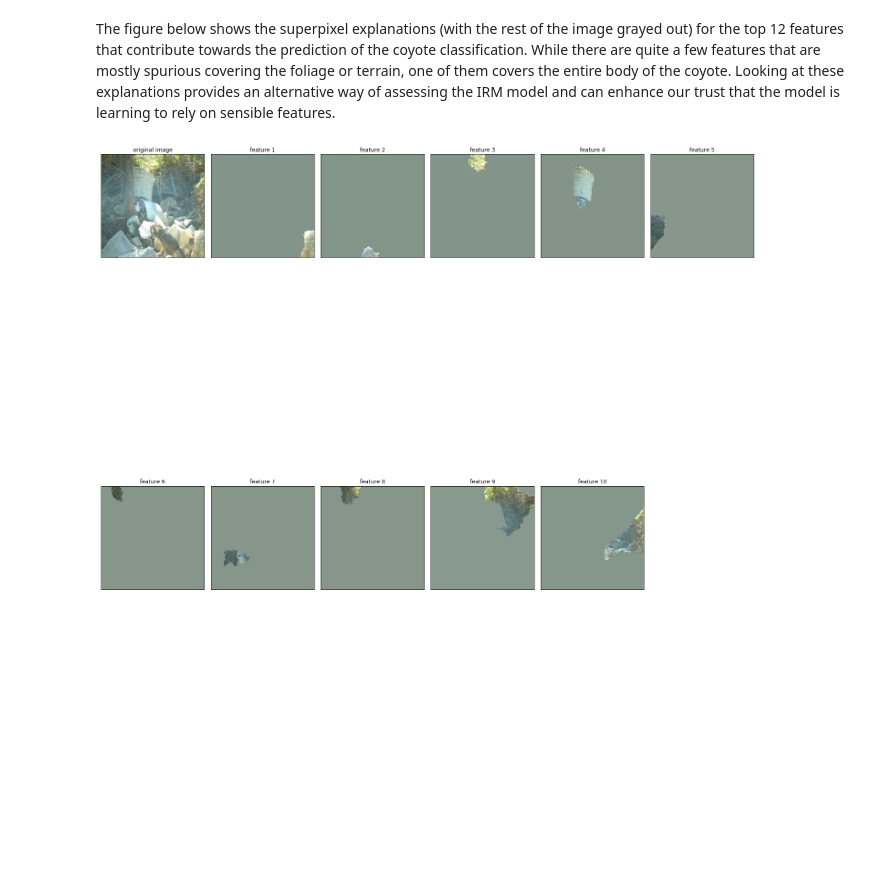
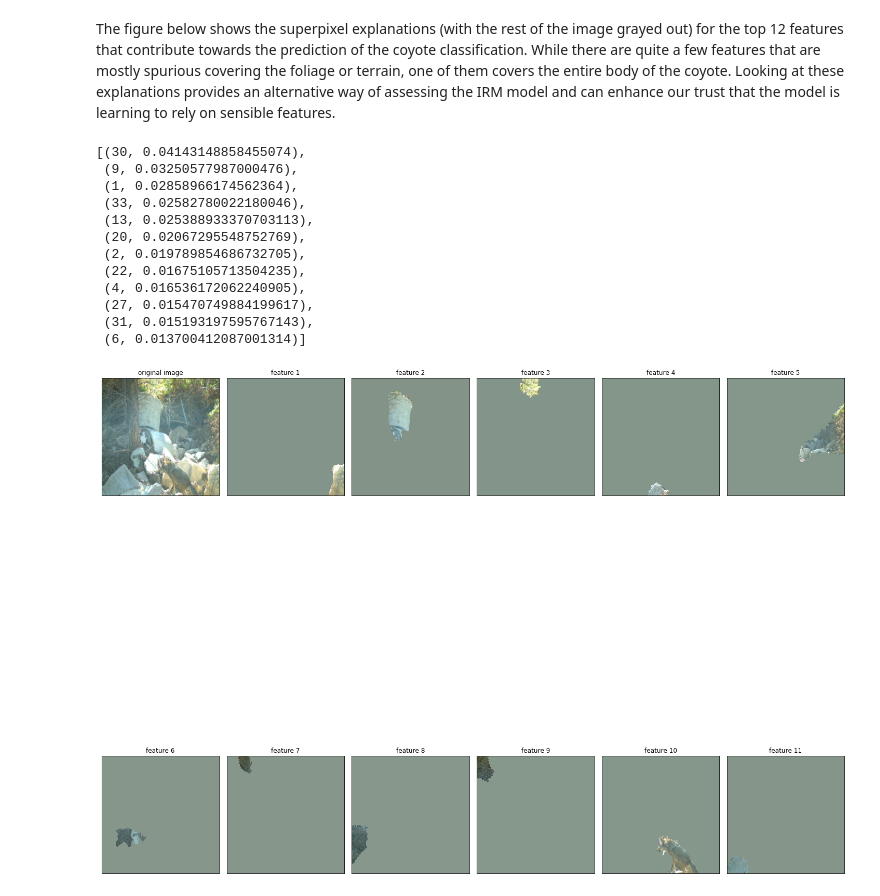
Before and after one commit to fastforwardlabs/causality-for-ml, a Jupyter notebook: model_explanation_irm.ipynb, the cells around one changed output. Cells and saved outputs as stored; diff of their text form; code cells hidden in the pictures; blank space fills up the shorter version.

```diff
--- a/model_explanation_irm.ipynb
+++ b/model_explanation_irm.ipynb
@@ -244,28 +252,45 @@ Clipping input data to the valid range for imshow with RGB data ([0..1] for floa
 # %% [markdown]
 The figure below shows the superpixel explanations (with the rest of the image grayed out) for the top 12 features that contribute towards the prediction of the coyote classification. While there are quite a few features that are mostly spurious covering the foliage or terrain, one of them covers the entire body of the coyote. Looking at these explanations provides an alternative way of assessing the IRM model and can enhance our trust that the model is learning to rely on sensible features.
+# %%
+res = sorted(explanation.local_exp[0], key=lambda x: x[1], reverse=True)
+res = res[:12]
+res
+# %% [output]
+[(30, 0.04143148858455074),
+ (9, 0.03250577987000476),
+ (1, 0.02858966174562364),
+ (33, 0.02582780022180046),
+ (13, 0.025388933370703113),
+ (20, 0.02067295548752769),
+ (2, 0.019789854686732705),
+ (22, 0.01675105713504235),
+ (4, 0.016536172062240905),
+ (27, 0.015470749884199617),
+ (31, 0.015193197595767143),
+ (6, 0.013700412087001314)]
 # %%
 import matplotlib.gridspec as gridspec
 
 fig = plt.figure(constrained_layout=True, figsize=(20, 20))
 spec = gridspec.GridSpec(ncols=6, nrows=2, figure=fig)
 f_ax = fig.add_subplot(spec[0, 0], xticks=[], yticks=[])
 f_ax.imshow(img_numpy)
 f_ax.title.set_text('original image')
 j=0
 col=1
-for i in range(10):
+for i in range(11):
     feature = img_numpy.copy()
     for x in np.unique(explanation.segments):
         feature[explanation.segments != res[i][0]] = (
         np.mean(img_numpy[explanation.segments != res[i][0]][:, 0]),
         np.mean(img_numpy[explanation.segments != res[i][0]][:, 1]),
         np.mean(img_numpy[explanation.segments != res[i][0]][:, 2]))
     if i > 4:
         j=1
         col=i-5
     f_ax = fig.add_subplot(spec[j, col], xticks=[], yticks=[])
     f_ax.imshow(feature)
     f_ax.title.set_text('feature ' + str(i+1))
     col += 1
 # %% [output]
-[figure, old version]
+[figure, new version]
```
Also changed, not shown: parts of 11 cells of this notebook, 3 other files.
